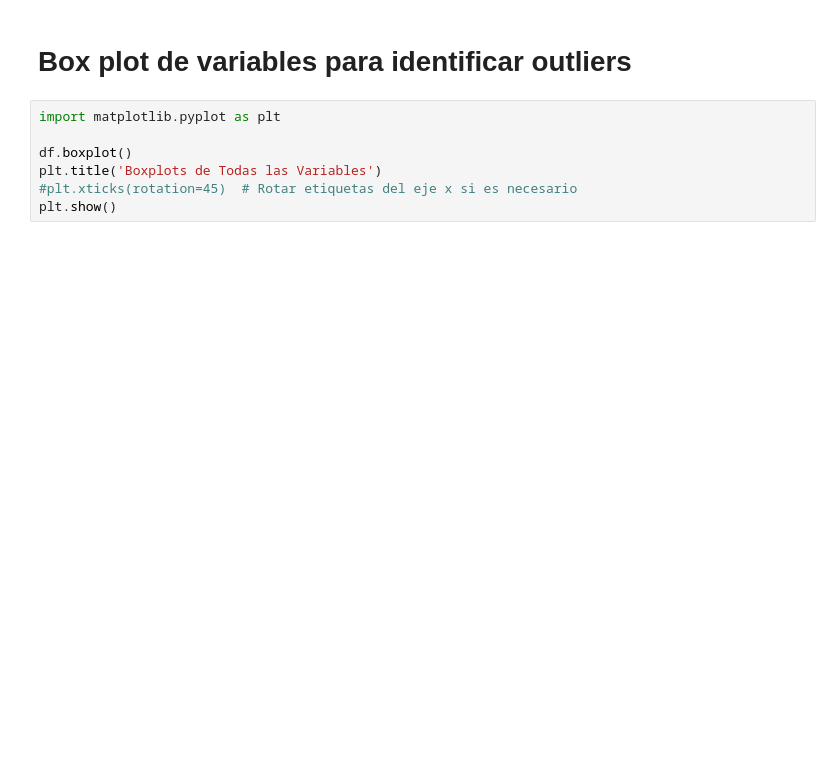
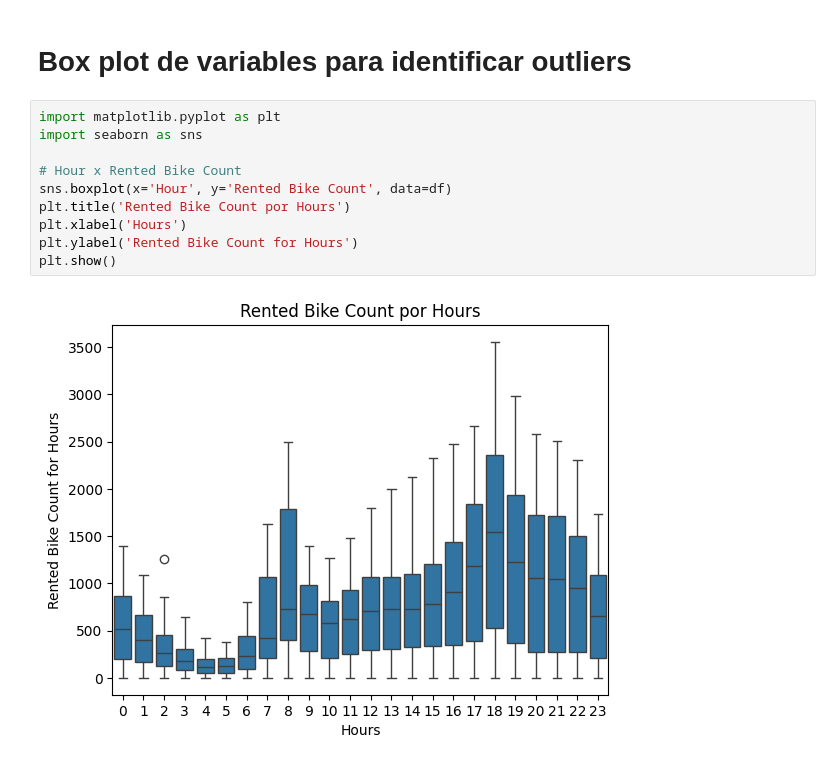
Before and after one commit to lbtriana/Proyecto_Bicicletas, a Jupyter notebook: PrepDatos.ipynb, the cells around one changed output. Drawn from its saved outputs; the diff is of its cells as text; blank space fills up the shorter version.

Commit message:
Boxplots y dispersion (exploracion)

```diff
--- a/PrepDatos.ipynb
+++ b/PrepDatos.ipynb
@@ -68,9 +90,14 @@ memory usage: 1.4+ MB
 # %% [markdown]
 # Box plot de variables para identificar outliers
-# %%
-import matplotlib.pyplot as plt
-
-df.boxplot()
-plt.title('Boxplots de Todas las Variables')
-#plt.xticks(rotation=45)  # Rotar etiquetas del eje x si es necesario
-plt.show()
+# %%
+import matplotlib.pyplot as plt
+import seaborn as sns
+
+# Hour x Rented Bike Count
+sns.boxplot(x='Hour', y='Rented Bike Count', data=df)
+plt.title('Rented Bike Count por Hours')
+plt.xlabel('Hours')
+plt.ylabel('Rented Bike Count for Hours')
+plt.show()
+# %% [output]
+[figure, added]
```
Also changed, not shown: parts of 17 cells of this notebook.
